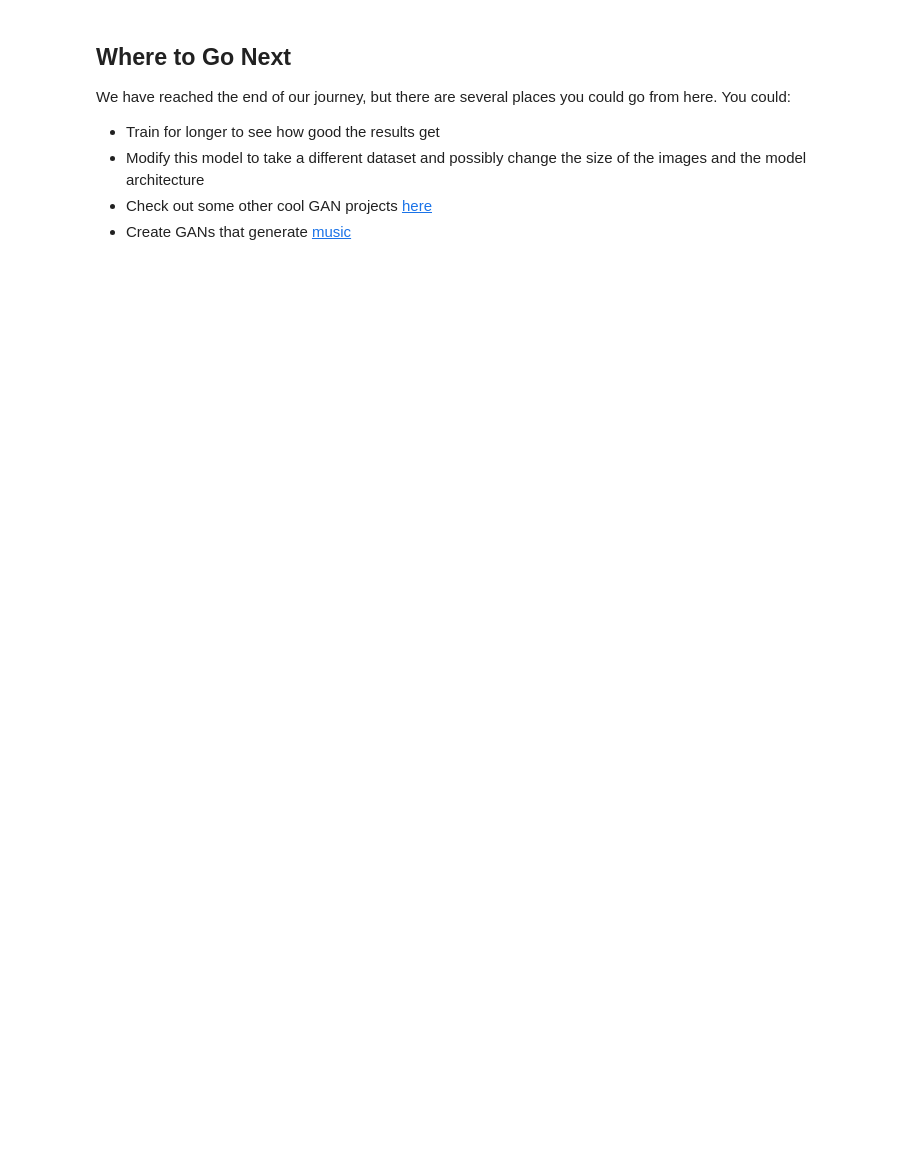
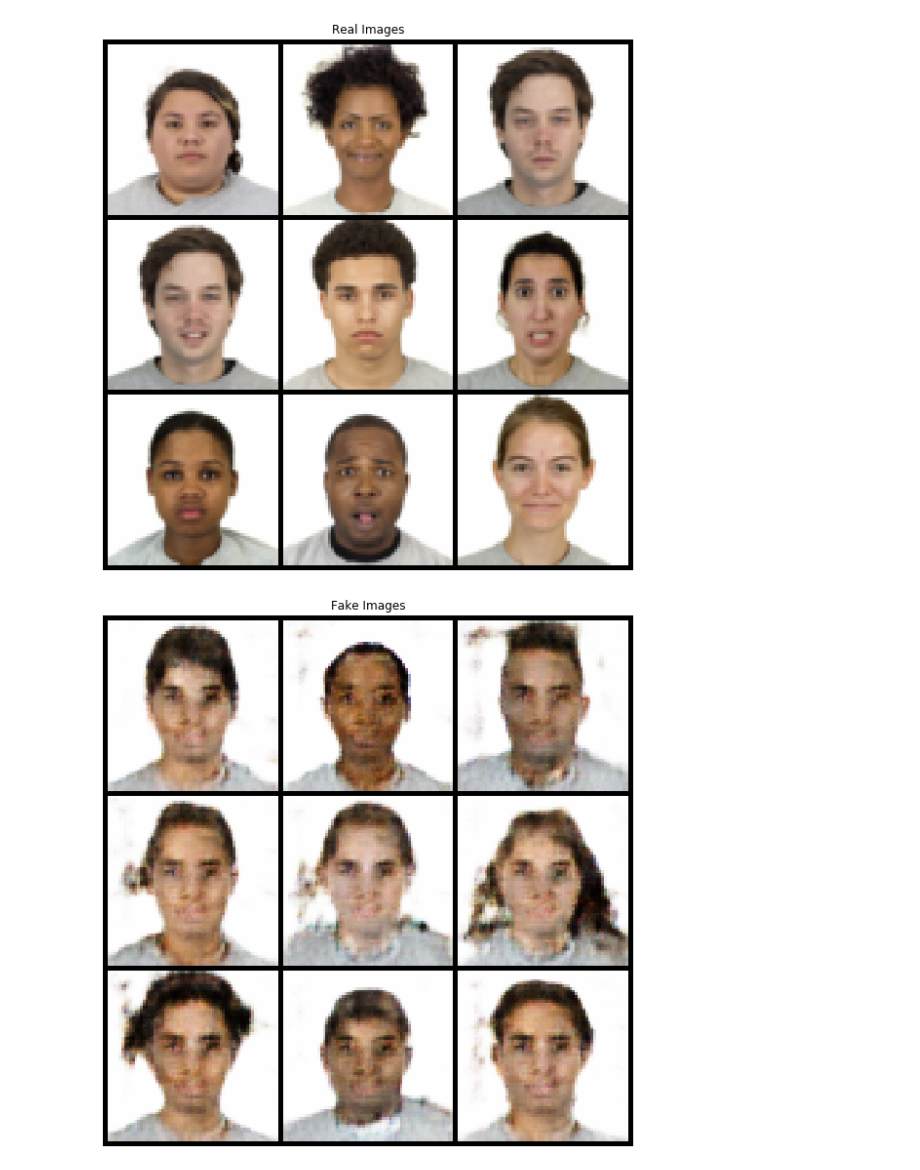
Before and after one commit to SpikeAI/2019-10-10_ML-tutorial, a Jupyter notebook: C_GAN_faces_tutorial.ipynb, the cells around one changed output. Cells and saved outputs as stored; diff of their text form; code cells hidden in the pictures; blank space fills up the shorter version.

```diff
--- a/C_GAN_faces_tutorial.ipynb
+++ b/C_GAN_faces_tutorial.ipynb
@@ -661,31 +470,22 @@ side.
 # %%
-# Grab a batch of real images from the dataloader
+# Récupérer un lot d'images réelles du dataloader
 real_batch = next(iter(dataloader))
 
-# Plot the real images
-plt.figure(figsize=(15,15))
-plt.subplot(1,2,1)
+# Tracez les images réelles
+plt.figure(figsize=(10,10))
+#plt.subplot(1,2,1)
 plt.axis("off")
 plt.title("Real Images")
-plt.imshow(np.transpose(vutils.make_grid(real_batch[0].to(device)[:64], padding=5, normalize=True).cpu(),(1,2,0)))
+plt.imshow(np.transpose(vutils.make_grid(real_batch[0].to(device), nrow=3, padding=2, normalize=True).cpu(),(1,2,0)))
+plt.show()
 
-# Plot the fake images from the last epoch
-plt.subplot(1,2,2)
+# Tracez les fausses images de la dernière époque
+plt.figure(figsize=(10,10))
+#plt.subplot(1,2,2)
 plt.axis("off")
 plt.title("Fake Images")
 plt.imshow(np.transpose(img_list[-1],(1,2,0)))
 plt.show()
+# %% [output]
+[figure, added]
+[figure, added]
-# %% [markdown]
-Where to Go Next
-----------------
-
-We have reached the end of our journey, but there are several places you
-could go from here. You could:
-
--  Train for longer to see how good the results get
--  Modify this model to take a different dataset and possibly change the
-   size of the images and the model architecture
--  Check out some other cool GAN projects
-   [here](https://github.com/nashory/gans-awesome-applications)
--  Create GANs that generate
-   [music](https://deepmind.com/blog/wavenet-generative-model-raw-audio/)
```
Also changed, not shown: parts of 52 cells of this notebook, 3 other files.
